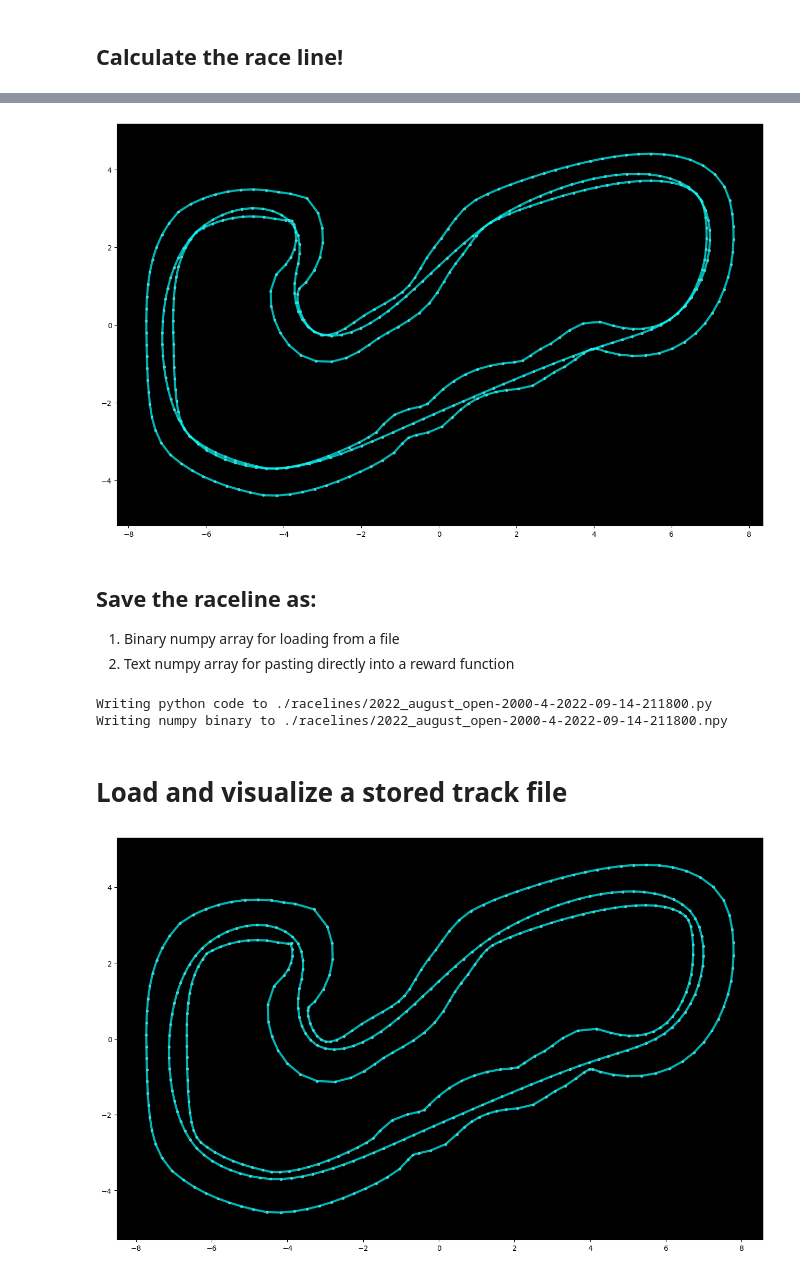
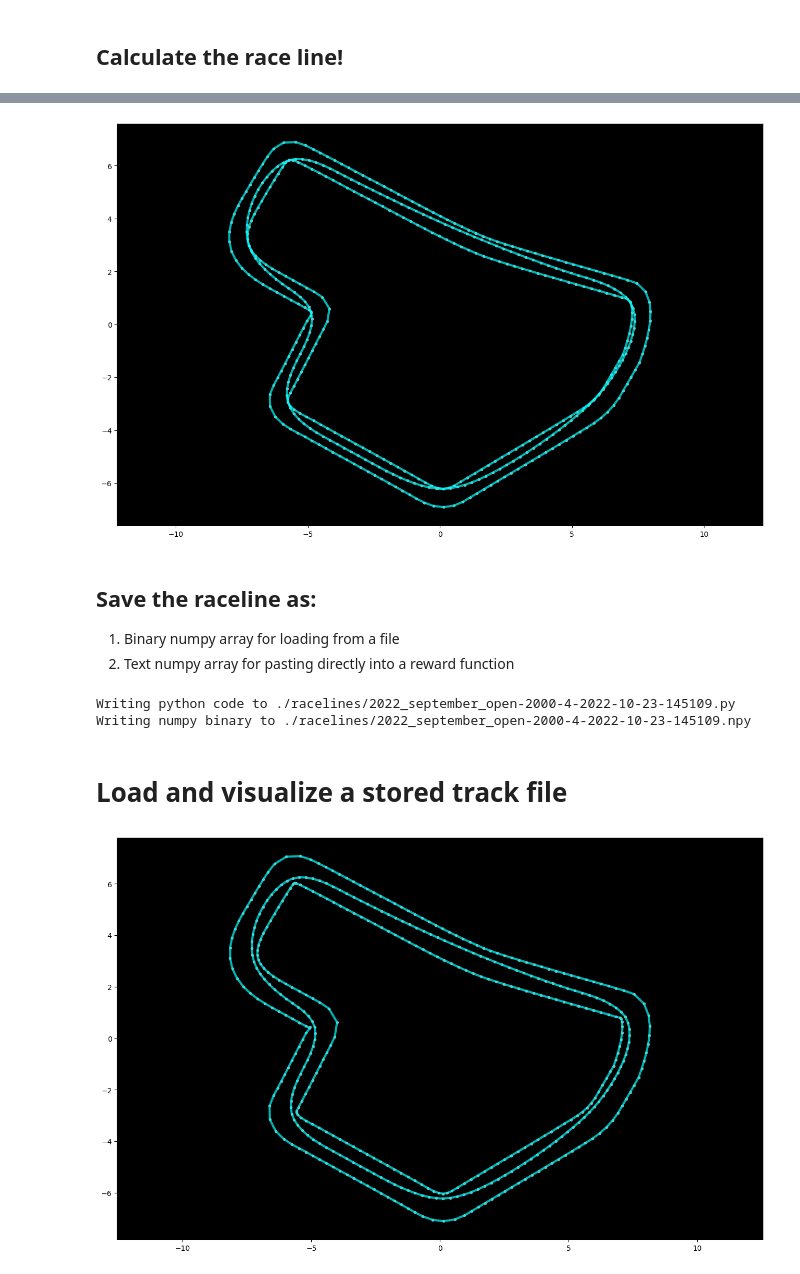
Before and after one commit to rohand2412/deepracer, a Jupyter notebook: deepracer-k1999-race-lines/Race-Line-Calculation.ipynb, the cells around one changed output, grey strips where cells are left out. Drawn from its saved outputs; the diff is of its cells as text; code cells hidden in the pictures.

Commit message:
Calculated raceline for 2022_september_open

```diff
--- a/deepracer-k1999-race-lines/Race-Line-Calculation.ipynb
+++ b/deepracer-k1999-race-lines/Race-Line-Calculation.ipynb
@@ -39,7 +40,7 @@ available_track_names
  'London_Loop_Train']
 # %%
 # Replace the name here with the track to analyze
-TRACK_NAME = '2022_august_open'
+TRACK_NAME = '2022_september_open'
 
 # Load the center, inner, outer waypoints
 waypoints = np.load("./tracks/%s.npy" % TRACK_NAME)
@@ -262,7 +263,7 @@ ax = fig.add_subplot(111, facecolor='black')
 plt.axis('equal')
 print_border(ax, loop_race_line, restricted_inner_border, restricted_outer_border)
 # %% [output]
-[figure, old version]
+[figure, new version]
 # %% [markdown]
 ## Save the raceline as:
 
@@ -282,20 +283,20 @@ with open(py_fname, "w") as file:
 print("Writing numpy binary to %s" % npy_fname)
 np.save(npy_fname, loop_race_line)
 # %% [output]
-Writing python code to ./racelines/2022_august_open-2000-4-2022-09-14-211800.py
-Writing numpy binary to ./racelines/2022_august_open-2000-4-2022-09-14-211800.npy
+Writing python code to ./racelines/2022_september_open-2000-4-2022-10-23-145109.py
+Writing numpy binary to ./racelines/2022_september_open-2000-4-2022-10-23-145109.npy
 # %% [markdown]
 # Load and visualize a stored track file
 # %%
 from numpy import array
 
-fname = './racelines/2022_august_open-2000-4-2022-09-14-211800.py'
+fname = './racelines/2022_september_open-2000-4-2022-10-23-145109.py'
 with open(fname, "r") as file:
     deserialized = eval(file.read())
 deserialized
 fig = plt.figure(1, figsize=(16, 10))
 ax = fig.add_subplot(111, facecolor='black')
 plt.axis('equal')
 print_border(ax, deserialized, inner_border, outer_border)
 # %% [output]
-[figure, old version]
+[figure, new version]
```
Also changed, not shown: parts of 4 cells of this notebook.
